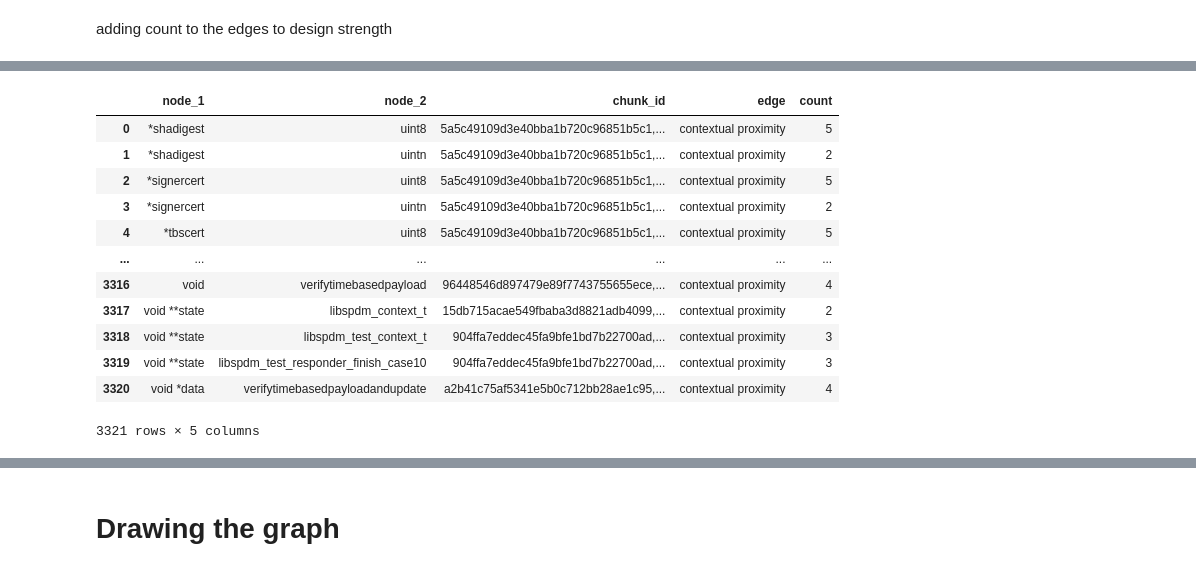
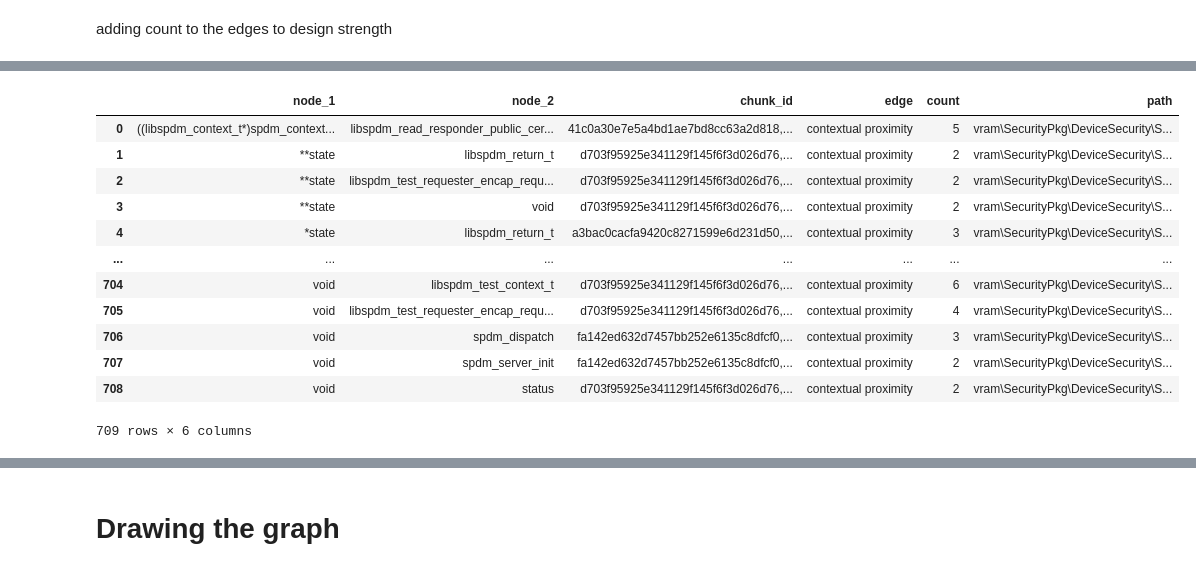
Before and after one commit to Hetens/Dependancy_Finder, a Jupyter notebook: knowledge_graph.ipynb, the cells around one changed output, grey strips where cells are left out. Cells and saved outputs as stored; diff of their text form; code cells hidden in the pictures.

```diff
--- a/knowledge_graph.ipynb
+++ b/knowledge_graph.ipynb
@@ -53,7 +108,8 @@ llm = OpenAI(
     base_url=base_url,
     model=available_models[0],
     http_client=http_client,
-    api_key=api_key
+    api_key=api_key,
+    max_tokens = 1000,
 )
 # %% [markdown]
 # Creating all the utility functions
@@ -184,6 +240,7 @@ def documents2Dataframe(documents) -> pd.DataFrame:
     for chunk in documents:
         row = {
             "text": chunk.page_content,
+            "path": chunk.metadata["source"],
             **chunk.metadata,
             "chunk_id": uuid.uuid4().hex,
         }
@@ -228,7 +285,7 @@ def df2Graph(dataframe: pd.DataFrame, model=None) -> list:
 
     def process_row(row):
         nonlocal processed_rows
-        result = graph_prompt(row.text, {"chunk_id": row.chunk_id})
+        result = graph_prompt(row.text, {"chunk_id": row.chunk_id,"path":row.path})
         processed_rows += 1
         elapsed_time = time.time() - start_time
         avg_time_per_row = elapsed_time / processed_rows
@@ -243,7 +300,7 @@ def df2Graph(dataframe: pd.DataFrame, model=None) -> list:
     results = dataframe.apply(process_row, axis=1)
 
     print("\nProcessing complete!")
-    print(results)
+    # print(results)
 
     # Filter out None values and flatten the list of lists to one single list of entities.
     concept_list = [item for sublist in results if sublist is not None for item in sublist]
@@ -310,28 +365,26 @@ Length: 300, dtype: object
 adding count to the edges to design strength
 # %%
 def contextual_proximity(df: pd.DataFrame) -> pd.DataFrame:
-    ## Melt the dataframe into a list of nodes
+    # Melt the dataframe into a list of nodes
     dfg_long = pd.melt(
-        df, id_vars=["chunk_id"], value_vars=["node_1", "node_2"], value_name="node"
+        df, id_vars=["chunk_id", "path"], value_vars=["node_1", "node_2"], value_name="node"
     )
-
     dfg_long.drop(columns=["variable"], inplace=True)
 
-
-    # Self join with chunk id as the key will create a link between terms occuring in the same text chunk.
-    dfg_wide = pd.merge(dfg_long, dfg_long, on="chunk_id", suffixes=("_1", "_2"))
+    # Self join with chunk id as the key will create a link between terms occurring in the same text chunk.
+    dfg_wide = pd.merge(dfg_long, dfg_long, on=["chunk_id", "path"], suffixes=("_1", "_2"))
 
     # drop self loops
     self_loops_drop = dfg_wide[dfg_wide["node_1"] == dfg_wide["node_2"]].index
     dfg2 = dfg_wide.drop(index=self_loops_drop).reset_index(drop=True)
 
-    ## Group and count edges.
+    # Group and count edges.
     dfg2 = (
         dfg2.groupby(["node_1", "node_2"])
-        .agg({"chunk_id": [",".join, "count"]})
+        .agg({"chunk_id": [",".join, "count"], "path": "first"})
         .reset_index()
     )
-    dfg2.columns = ["node_1", "node_2", "chunk_id", "count"]
+    dfg2.columns = ["node_1", "node_2", "chunk_id", "count", "path"]
     dfg2.replace("", np.nan, inplace=True)
     dfg2.dropna(subset=["node_1", "node_2"], inplace=True)
     # Drop edges with 1 count
@@ -341,5 +394,4 @@ def contextual_proximity(df: pd.DataFrame) -> pd.DataFrame:
 
 
 dfg2 = contextual_proximity(dfg1)
-dfg2.tail()
 # %% [output]
@@ -352,25 +424,29 @@ dfg2.tail()
 # %%
 dfg = pd.concat([dfg1, dfg2], axis=0)
 dfg = (
     dfg.groupby(["node_1", "node_2"])
-    .agg({"chunk_id": ",".join, "edge": ','.join, 'count': 'sum'})
+    .agg({
+        "chunk_id": ",".join,
+        "edge": ",".join,
+        "count": "sum",
+        "path": lambda x: ",".join(set(x))  # Combine unique paths
+    })
     .reset_index()
 )
-dfg
 # %% [output]
-|  | node_1 | node_2 | chunk_id | edge | count |
-| 0 | *shadigest | uint8 | 5a5c49109d3e40bba1b720c96851b5c1,... | contextual proximity | 5 |
-| 1 | *shadigest | uintn | 5a5c49109d3e40bba1b720c96851b5c1,... | contextual proximity | 2 |
-| 2 | *signercert | uint8 | 5a5c49109d3e40bba1b720c96851b5c1,... | contextual proximity | 5 |
-| 3 | *signercert | uintn | 5a5c49109d3e40bba1b720c96851b5c1,... | contextual proximity | 2 |
-| 4 | *tbscert | uint8 | 5a5c49109d3e40bba1b720c96851b5c1,... | contextual proximity | 5 |
-| ... | ... | ... | ... | ... | ... |
-| 3316 | void | verifytimebasedpayload | 96448546d897479e89f7743755655ece,... | contextual proximity | 4 |
-| 3317 | void **state | libspdm_context_t | 15db715acae549fbaba3d8821adb4099,... | contextual proximity | 2 |
-| 3318 | void **state | libspdm_test_context_t | 904ffa7eddec45fa9bfe1bd7b22700ad,... | contextual proximity | 3 |
-| 3319 | void **state | libspdm_test_responder_finish_case10 | 904ffa7eddec45fa9bfe1bd7b22700ad,... | contextual proximity | 3 |
-| 3320 | void *data | verifytimebasedpayloadandupdate | a2b41c75af5341e5b0c712bb28ae1c95,... | contextual proximity | 4 |
+|  | node_1 | node_2 | chunk_id | edge | count | path |
+| 0 | ((libspdm_context_t*)spdm_context... | libspdm_read_responder_public_cer... | 41c0a30e7e5a4bd1ae7bd8cc63a2d818,... | contextual proximity | 5 | vram\SecurityPkg\DeviceSecurity\S... |
+| 1 | **state | libspdm_return_t | d703f95925e341129f145f6f3d026d76,... | contextual proximity | 2 | vram\SecurityPkg\DeviceSecurity\S... |
+| 2 | **state | libspdm_test_requester_encap_requ... | d703f95925e341129f145f6f3d026d76,... | contextual proximity | 2 | vram\SecurityPkg\DeviceSecurity\S... |
+| 3 | **state | void | d703f95925e341129f145f6f3d026d76,... | contextual proximity | 2 | vram\SecurityPkg\DeviceSecurity\S... |
+| 4 | *state | libspdm_return_t | a3bac0cacfa9420c8271599e6d231d50,... | contextual proximity | 3 | vram\SecurityPkg\DeviceSecurity\S... |
+| ... | ... | ... | ... | ... | ... | ... |
+| 704 | void | libspdm_test_context_t | d703f95925e341129f145f6f3d026d76,... | contextual proximity | 6 | vram\SecurityPkg\DeviceSecurity\S... |
+| 705 | void | libspdm_test_requester_encap_requ... | d703f95925e341129f145f6f3d026d76,... | contextual proximity | 4 | vram\SecurityPkg\DeviceSecurity\S... |
+| 706 | void | spdm_dispatch | fa142ed632d7457bb252e6135c8dfcf0,... | contextual proximity | 3 | vram\SecurityPkg\DeviceSecurity\S... |
+| 707 | void | spdm_server_init | fa142ed632d7457bb252e6135c8dfcf0,... | contextual proximity | 2 | vram\SecurityPkg\DeviceSecurity\S... |
+| 708 | void | status | d703f95925e341129f145f6f3d026d76,... | contextual proximity | 2 | vram\SecurityPkg\DeviceSecurity\S... |
-3321 rows × 5 columns
+709 rows × 6 columns
 # %%
 nodes = pd.concat([dfg['node_1'], dfg['node_2']], axis=0).unique()
 nodes.shape
```
Also changed, not shown: parts of 19 cells of this notebook, 2 other files.
